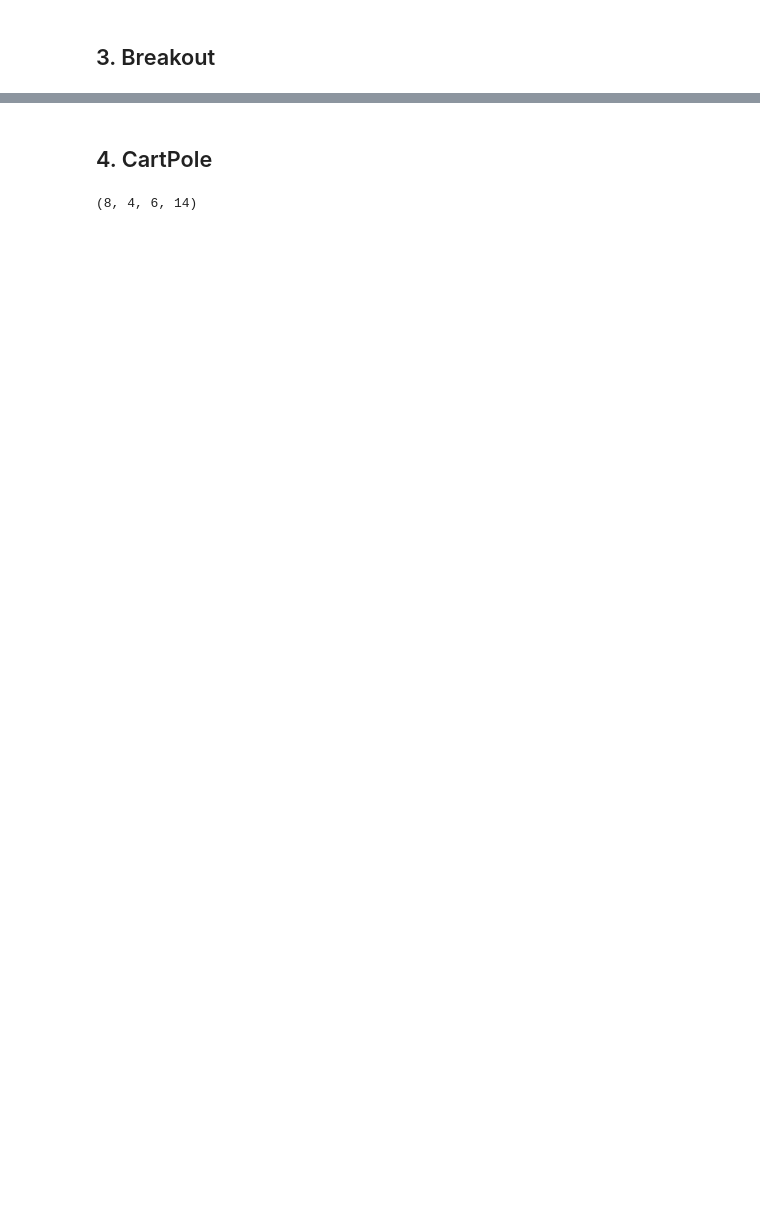
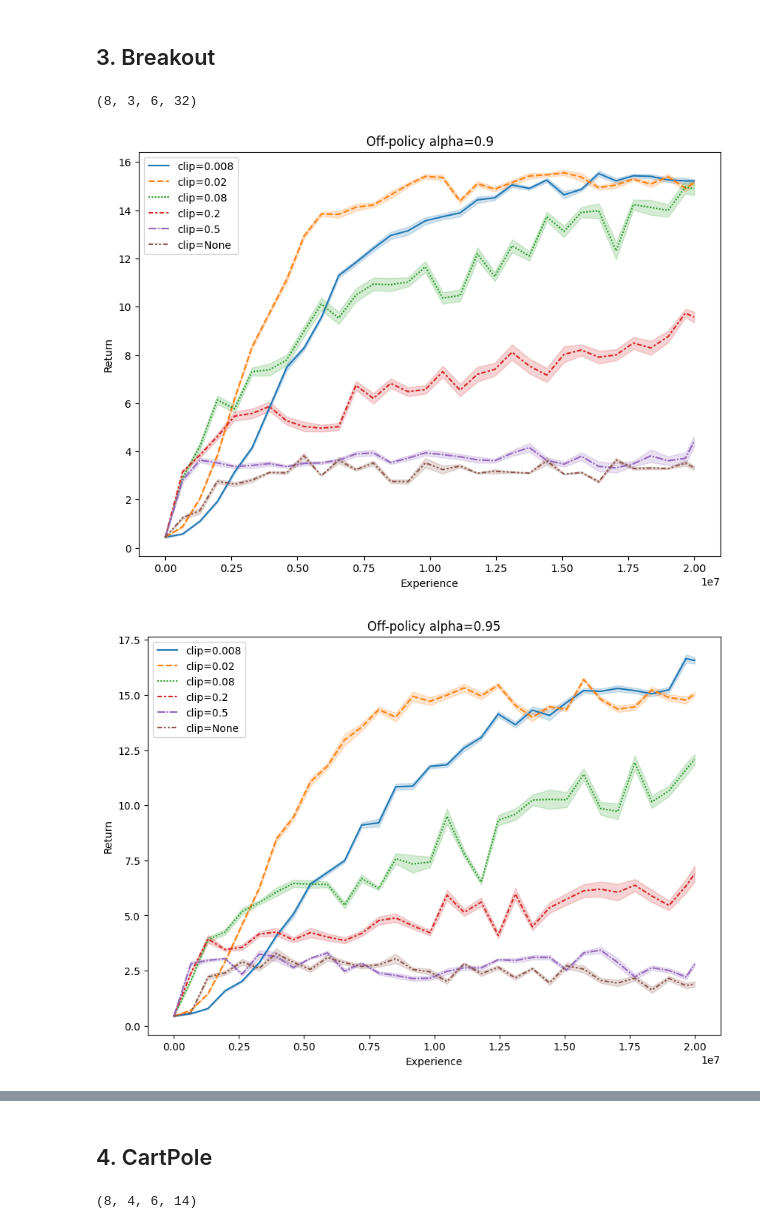
Before and after one commit to Kalyan0821/ppo_jax, a Jupyter notebook: plotting/plot_offpolicy.ipynb, the cells around one changed output, grey strips where cells are left out. Saved outputs shown, nothing was run; the diff lists cells and outputs as text; code cells hidden in the pictures; blank space fills up the shorter version.

```diff
--- a/plotting/plot_offpolicy.ipynb
+++ b/plotting/plot_offpolicy.ipynb
@@ -55,7 +59,11 @@ NameError: name 'returns' is not defined
 # %% [markdown]
 ## 3. Breakout
 # %%
-# ents = [0.0]
-# clips = [0.02, 0.08, 0.2, 0.5, 0.8, 1e6]
+alphas = [0.9, 0.95, 1.0]
+clips = [0.008, 0.02, 0.08, 0.2, 0.5, 1e6]
 
-# returns = plot_returns("Breakout-MinAtar", ents, clips)
+returns = plot_returns("Breakout-MinAtar", alphas, clips)
+# %% [output]
+(8, 3, 6, 32)
+[figure, added]
+[figure, added]
```
Also changed, not shown: parts of 4 cells of this notebook, 8 other files.
